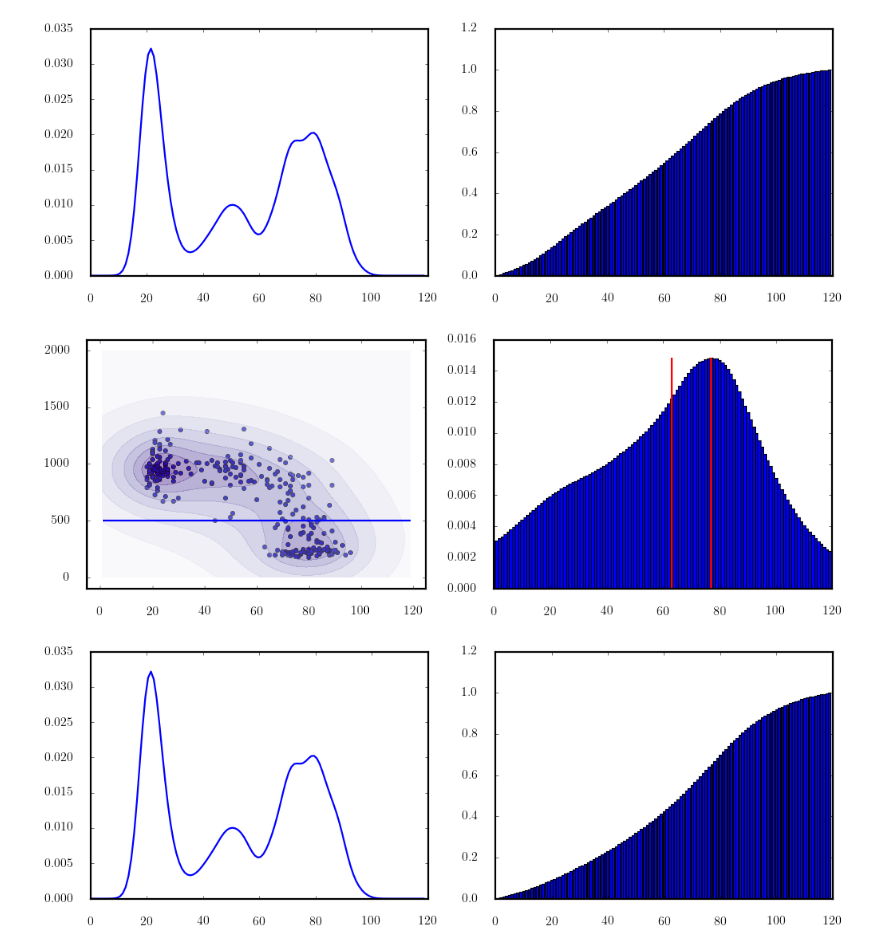
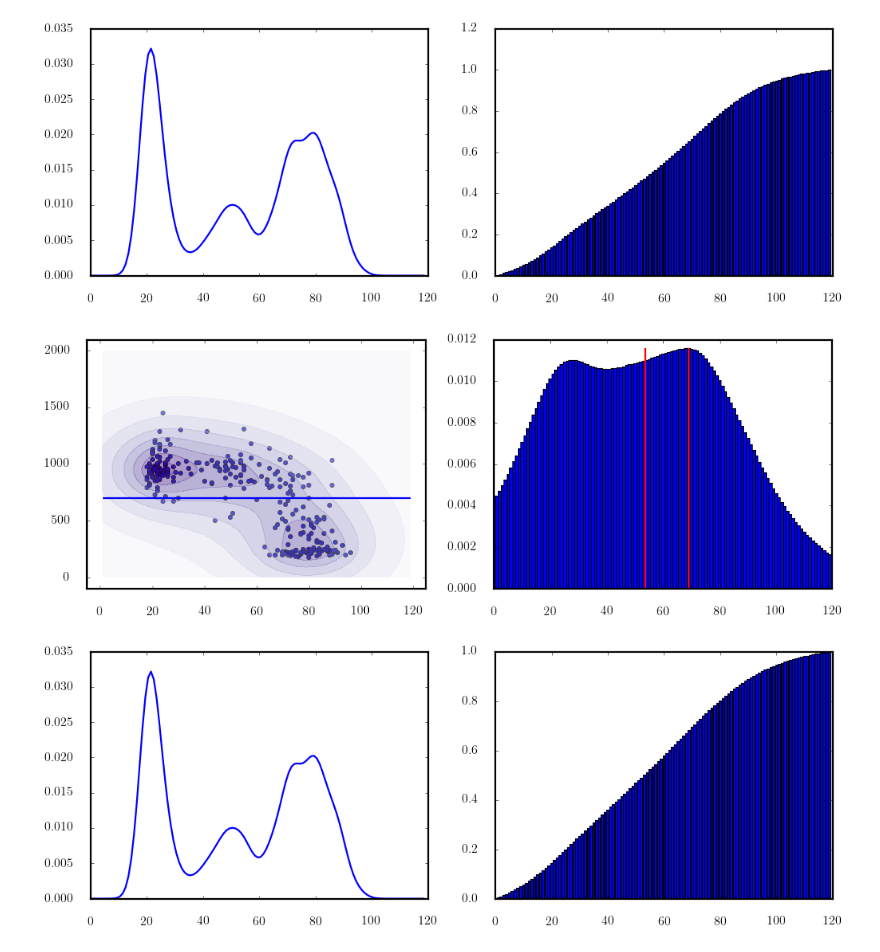
Before and after one commit to enucatl-phd/machine-learning-aging-brains, a Jupyter notebook: local_postprocessing/show_dataset.ipynb, the cells around one changed output. Saved outputs shown, nothing was run; the diff lists cells and outputs as text; code cells hidden in the pictures.

```diff
--- a/local_postprocessing/show_dataset.ipynb
+++ b/local_postprocessing/show_dataset.ipynb
@@ -248,7 +248,7 @@ interact(
 [figure]
 [figure]
 # %%
-probability_density(98, 121, 88, 500);
+probability_density(98, 121, 88, 700);
 # %% [output]
-[figure, old version]
+[figure, new version]
-[figure, old version]
+[figure, new version]
```
Also changed, not shown: 3 other files.
